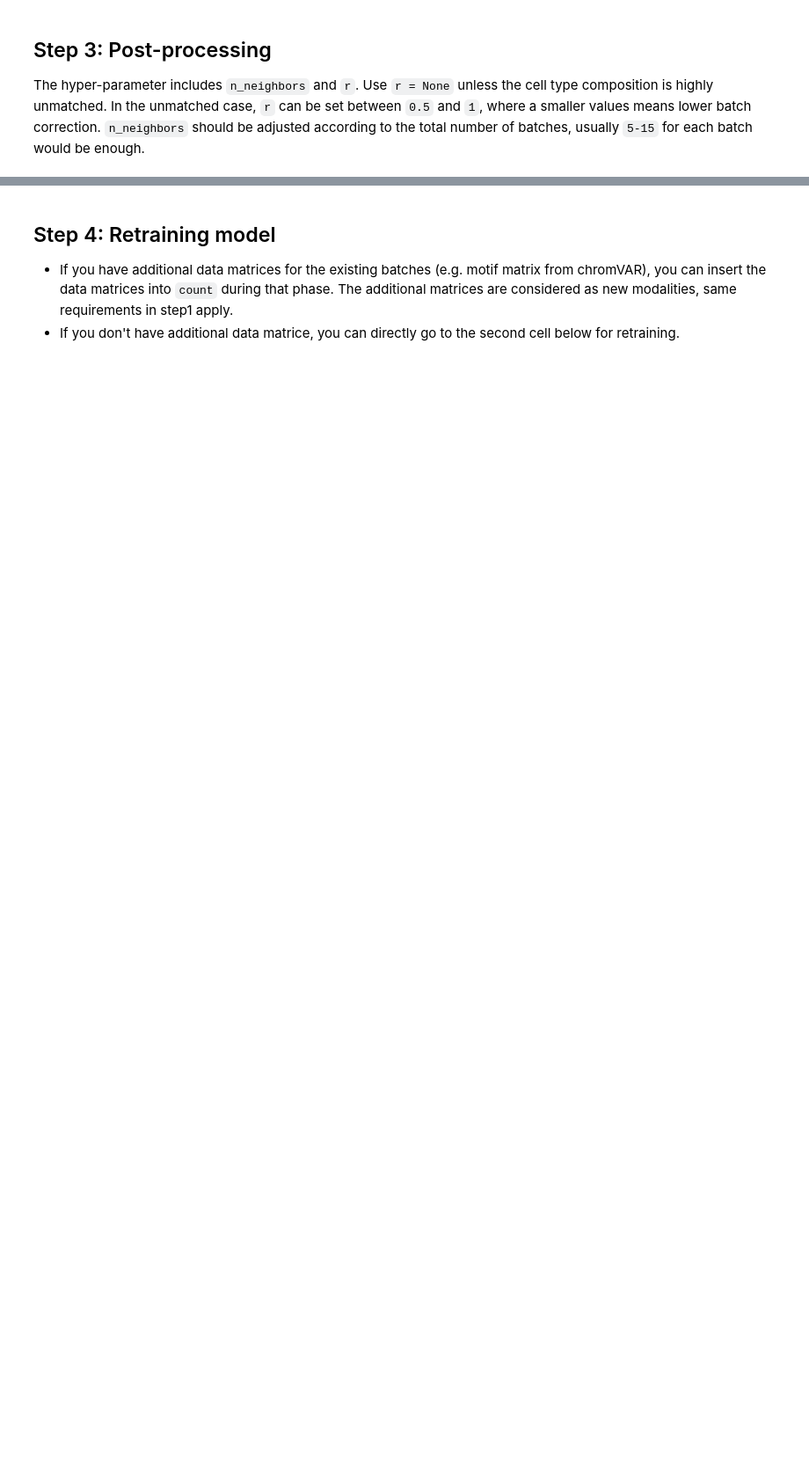
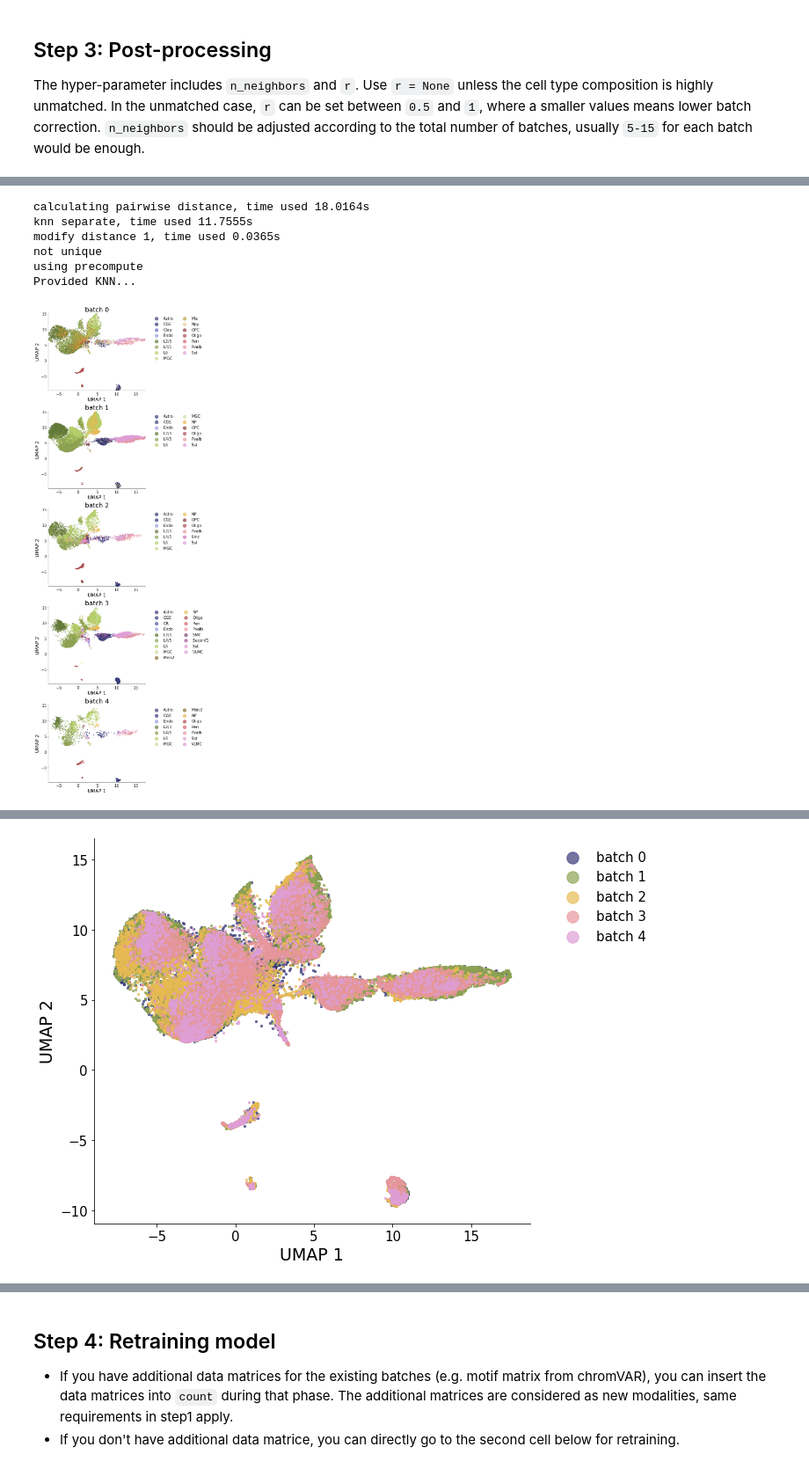
Before and after one commit to PeterZZQ/scMoMaT, a Jupyter notebook: demo_scmomat.ipynb, the cells around one changed output, grey strips where cells are left out. Shown at 88% size. Cells and saved outputs as stored; diff of their text form; code cells hidden in the pictures; blank space fills up the shorter version.

```diff
--- a/demo_scmomat.ipynb
+++ b/demo_scmomat.ipynb
@@ -240,0 +161,33 @@ modify distance 1, time used 0.0253s
+# %%
+zs = model.extract_cell_factors()
+
+n_neighbors = 100
+r = None
+s_pair_dist, knn_indices, knn_dists = scmomat.post_process(zs, n_neighbors, njobs = 8, r = r)
+
+
+resolution = 0.9
+labels_leiden = scmomat.leiden_cluster(X = None, knn_indices = knn_indices, knn_dists = knn_dists, resolution = resolution)
+umap_op = scmomat.UMAP(n_components = 2, n_neighbors = n_neighbors, min_dist = 0.20, random_state = 0,
+                metric='precomputed', knn_dists=knn_dists, knn_indices=knn_indices)
+x_umap = umap_op.fit_transform(s_pair_dist)
+
+scmomat.plot_latent(x_umap, annos = np.concatenate(labels), batches = np.concatenate(labels_batches), mode = "separate", save = None,\
+                      figsize = (10,27), axis_label = "UMAP", markerscale = 6, s = 5, label_inplace = False, alpha = 0.7, text_size = "x-large")
+
+scmomat.plot_latent(x_umap, annos = np.concatenate(labels), batches = np.concatenate(labels_batches), mode = "separate", save = None,\
+                      figsize = (10,27), axis_label = "UMAP", markerscale = 6, s = 5, label_inplace = True, alpha = 0.7, text_size = "x-large")
+
+scmomat.plot_latent(x_umap, annos = np.concatenate(labels_batches), mode = "joint", save = None,\
+                      figsize = (10,7), axis_label = "UMAP", markerscale = 6, s = 5, label_inplace = False, alpha = 0.7)
+
+scmomat.plot_latent(x_umap, annos = labels_leiden, mode = "joint", save = None,\
+                      figsize = (10,7), axis_label = "UMAP", markerscale = 6, s = 5, label_inplace = True, alpha = 0.7)
+# %% [output]
+calculating pairwise distance, time used 18.0164s
+knn separate, time used 11.7555s
+modify distance 1, time used 0.0365s
+not unique
+using precompute
+Provided KNN...
+[figure, added]
@@ -240,0 +195 @@ modify distance 1, time used 0.0253s
+[figure, added]
```
Also changed, not shown: parts of 12 cells of this notebook, 7 other files.
